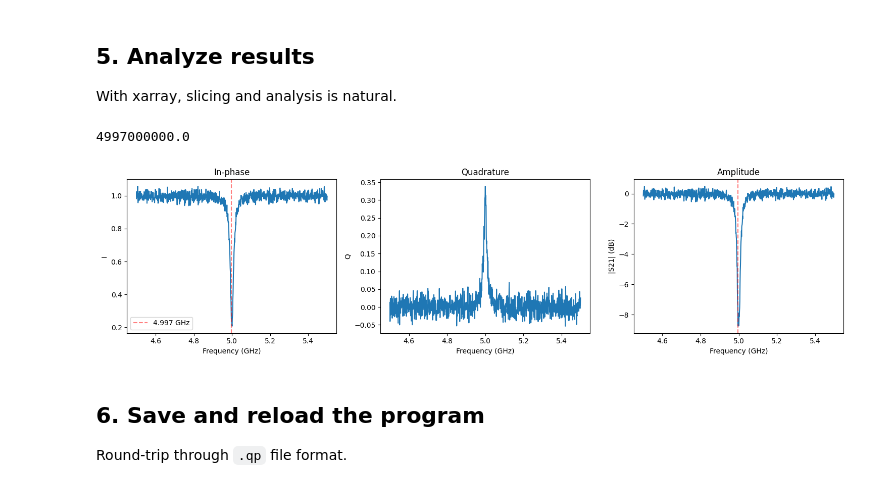
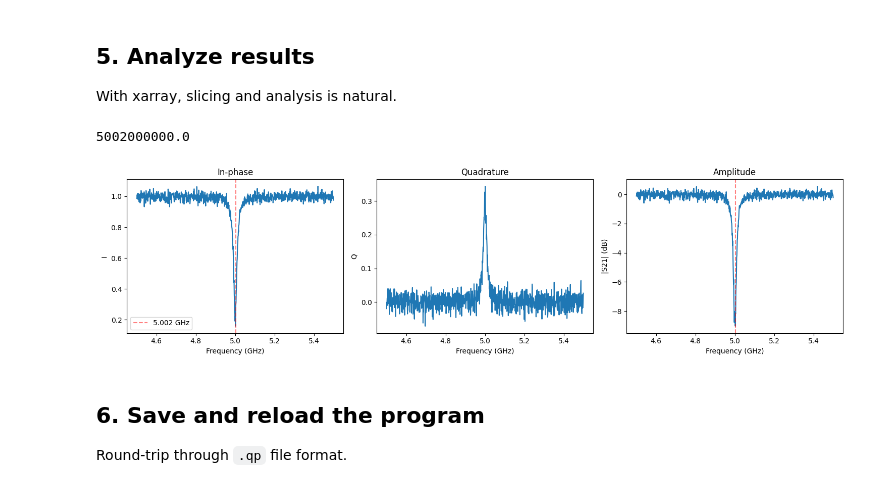
Before and after one commit to qilimanjaro-tech/qprogram, a Jupyter notebook: qprogram/.tmp/spectroscopy_example.ipynb, the cells around one changed output. Cells and saved outputs as stored; diff of their text form; code cells hidden in the pictures.

```diff
--- a/qprogram/.tmp/spectroscopy_example.ipynb
+++ b/qprogram/.tmp/spectroscopy_example.ipynb
@@ -119,43 +122,43 @@ phase = np.angle(s21)
 
 # Find qubit frequency (minimum of amplitude)
 freq_min_idx = np.argmin(amplitude)
-qubit_freq = da.coords["Qubit Frequency (Hz)"].values[freq_min_idx]
+qubit_freq = da.coords["frequency"].values[freq_min_idx]
 
 print(qubit_freq)
 # %% [output]
-4997000000.0
+5002000000.0
 # %%
 try:
     import matplotlib.pyplot as plt
 
-    freqs_ghz = da.coords["Qubit Frequency (Hz)"].values / 1e9
+    freqs_ghz = da.coords["frequency"].values / 1e9
 
     fig, axes = plt.subplots(1, 3, figsize=(15, 4))
 
     axes[0].plot(freqs_ghz, I.values)
     axes[0].set_xlabel("Frequency (GHz)")
     axes[0].set_ylabel("I")
     axes[0].set_title("In-phase")
     axes[0].axvline(qubit_freq / 1e9, color="r", ls="--", alpha=0.5, label=f"{qubit_freq / 1e9:.3f} GHz")
     axes[0].legend()
 
     axes[1].plot(freqs_ghz, Q.values)
     axes[1].set_xlabel("Frequency (GHz)")
     axes[1].set_ylabel("Q")
     axes[1].set_title("Quadrature")
 
     axes[2].plot(freqs_ghz, 20 * np.log10(amplitude))
     axes[2].set_xlabel("Frequency (GHz)")
     axes[2].set_ylabel("|S21| (dB)")
     axes[2].set_title("Amplitude")
     axes[2].axvline(qubit_freq / 1e9, color="r", ls="--", alpha=0.5)
 
     plt.tight_layout()
     plt.show()
 except ImportError:
     pass
 # %% [output]
-[figure, old version]
+[figure, new version]
 # %% [markdown]
 ## 6. Save and reload the program
 
```
Also changed, not shown: parts of 3 cells of this notebook, 8 other files.
